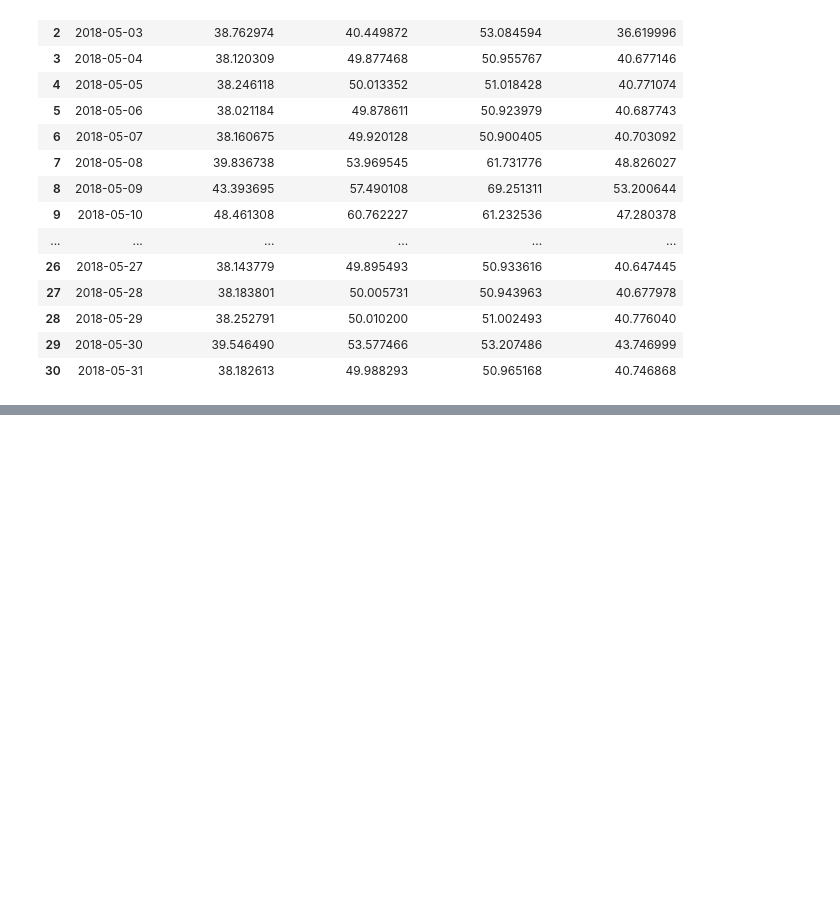
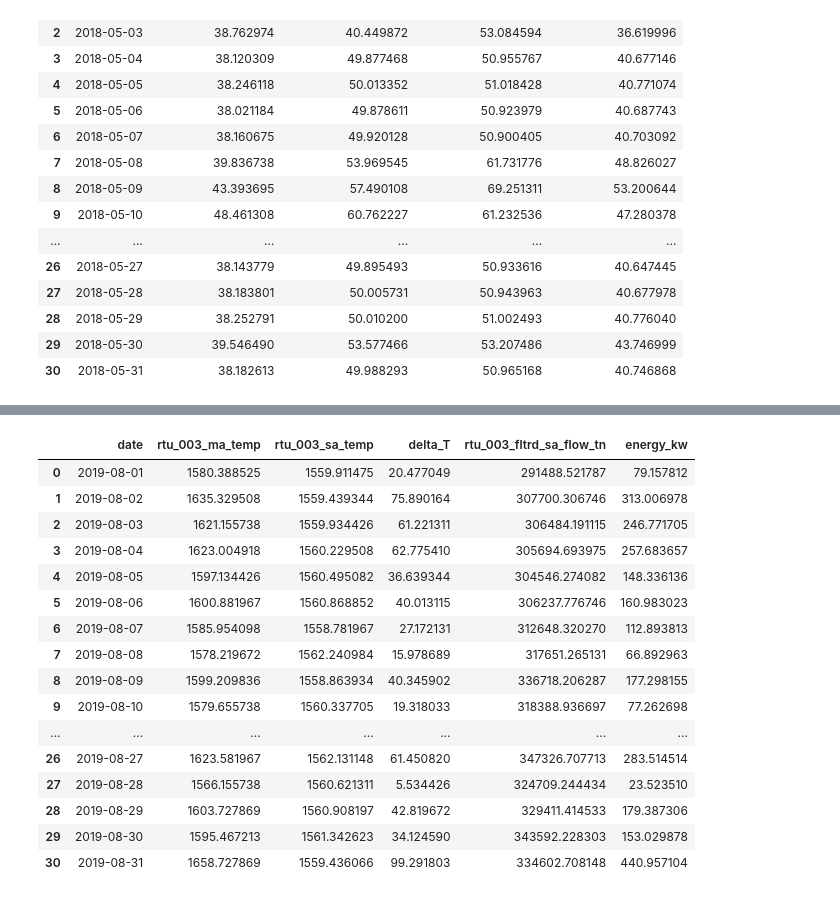
Before and after one commit to UCB-stat-159-s23/project-project-group22, a Jupyter notebook: analysis.ipynb, the cells around one changed output, grey strips where cells are left out. Saved outputs shown, nothing was run; the diff lists cells and outputs as text; code cells hidden in the pictures; blank space fills up the shorter version.

```diff
--- a/analysis.ipynb
+++ b/analysis.ipynb
@@ -189,0 +349,61 @@ def
+# %%
+def rtu_energy_daily(start, end, unit):
+    """
+    This is a function defined to calculate thermal energy input by using outdoor air temperature, supply air temperature and air flow rate, from the rooftop unit for air conditioning
+
+    Arg:
+        start: the start time of the dataset (format: %Y-%m-%d %H:%M:%S)
+        end: the end time of the dataset (format: %Y-%m-%d %H:%M:%S)
+        unit: indicating which rooftop unit
+
+    Return:
+        Energy timeseries from calculation
+
+    """
+    import pandas as pd
+    import datetime as dt
+    from datetime import datetime
+    from zoneinfo import ZoneInfo
+
+    if unit not in range(1, 5):
+        raise ValueError("Input rooftop unit not included, only unit 1~4 are available")
+
+    else:
+        data = rtu_energy_hourly(start, end, unit)
+        timezone = ZoneInfo('America/Los_Angeles')
+        interval = dt.timedelta(days=1)
+        value_df = pd.DataFrame()
+        time_df = pd.DataFrame()
+        data_temp = pd.Series(dtype='object')
+        while start < end:
+            end_next = datetime.strptime(start, "%Y-%m-%d %H:%M:%S").replace(tzinfo=timezone) + interval
+            end_next = datetime.strftime(end_next, "%Y-%m-%d %H:%M:%S")
+            value = rtu_energy_hourly(start, end_next, unit).sum(numeric_only=True)
+            date = pd.Series({'date': start}, dtype='datetime64[ns]')
+            value_df = pd.concat([value_df, pd.DataFrame(value).transpose()], axis = 0)
+            time_df = pd.concat([time_df, pd.DataFrame(date).transpose()], axis = 0)
+            start = end_next
+
+        energy_daily = pd.concat([time_df, value_df], axis = 1).reset_index(drop=True)
+
+    return energy_daily
+# %%
+rtu_energy_daily('2019-08-01 00:00:00', '2019-09-01 00:00:00', 3)
+# %% [output]
+|  | date | rtu_003_ma_temp | rtu_003_sa_temp | delta_T | rtu_003_fltrd_sa_flow_tn | energy_kw |
+| 0 | 2019-08-01 | 1580.388525 | 1559.911475 | 20.477049 | 291488.521787 | 79.157812 |
+| 1 | 2019-08-02 | 1635.329508 | 1559.439344 | 75.890164 | 307700.306746 | 313.006978 |
+| 2 | 2019-08-03 | 1621.155738 | 1559.934426 | 61.221311 | 306484.191115 | 246.771705 |
+| 3 | 2019-08-04 | 1623.004918 | 1560.229508 | 62.775410 | 305694.693975 | 257.683657 |
+| 4 | 2019-08-05 | 1597.134426 | 1560.495082 | 36.639344 | 304546.274082 | 148.336136 |
+| 5 | 2019-08-06 | 1600.881967 | 1560.868852 | 40.013115 | 306237.776746 | 160.983023 |
+| 6 | 2019-08-07 | 1585.954098 | 1558.781967 | 27.172131 | 312648.320270 | 112.893813 |
+| 7 | 2019-08-08 | 1578.219672 | 1562.240984 | 15.978689 | 317651.265131 | 66.892963 |
+| 8 | 2019-08-09 | 1599.209836 | 1558.863934 | 40.345902 | 336718.206287 | 177.298155 |
+| 9 | 2019-08-10 | 1579.655738 | 1560.337705 | 19.318033 | 318388.936697 | 77.262698 |
+| ... | ... | ... | ... | ... | ... | ... |
+| 26 | 2019-08-27 | 1623.581967 | 1562.131148 | 61.450820 | 347326.707713 | 283.514514 |
+| 27 | 2019-08-28 | 1566.155738 | 1560.621311 | 5.534426 | 324709.244434 | 23.523510 |
+| 28 | 2019-08-29 | 1603.727869 | 1560.908197 | 42.819672 | 329411.414533 | 179.387306 |
+| 29 | 2019-08-30 | 1595.467213 | 1561.342623 | 34.124590 | 343592.228303 | 153.029878 |
+| 30 | 2019-08-31 | 1658.727869 | 1559.436066 | 99.291803 | 334602.708148 | 440.957104 |
```
Also changed, not shown: parts of 12 cells of this notebook, 1 other file.
